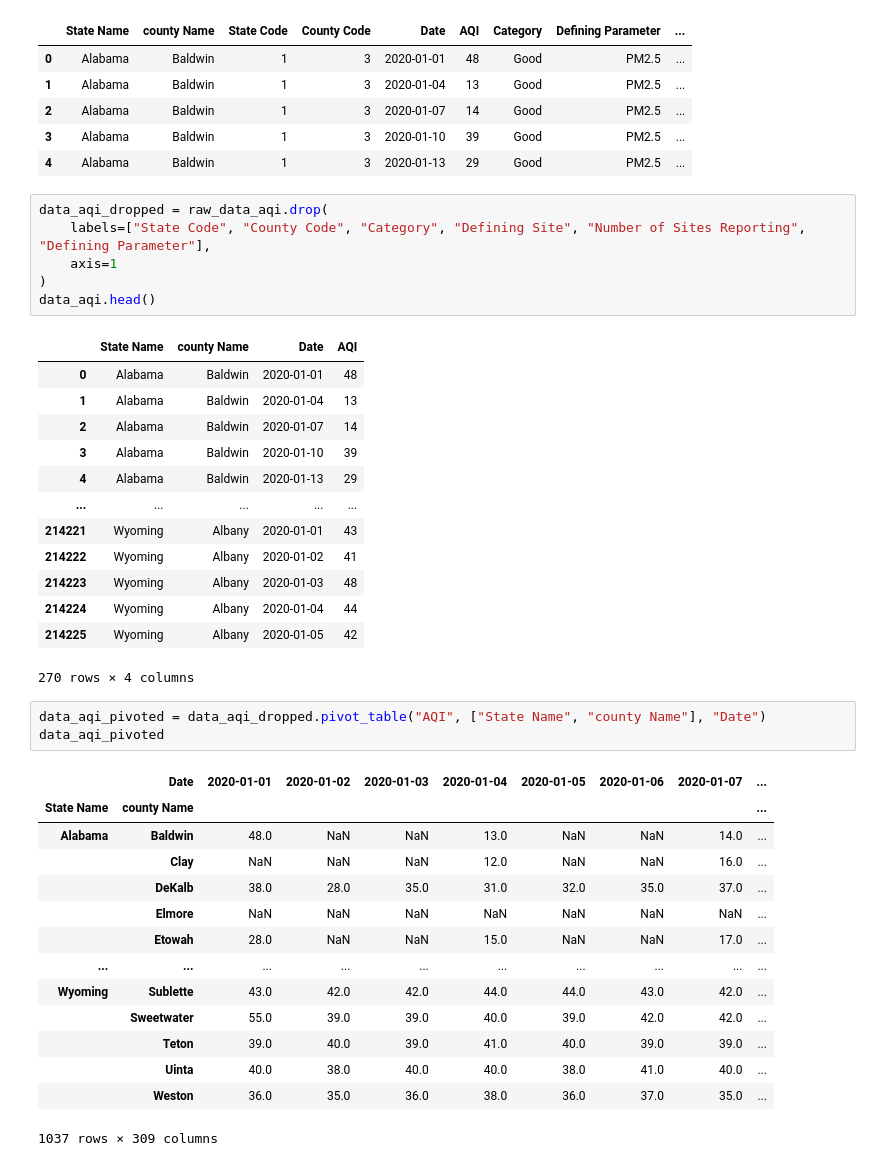
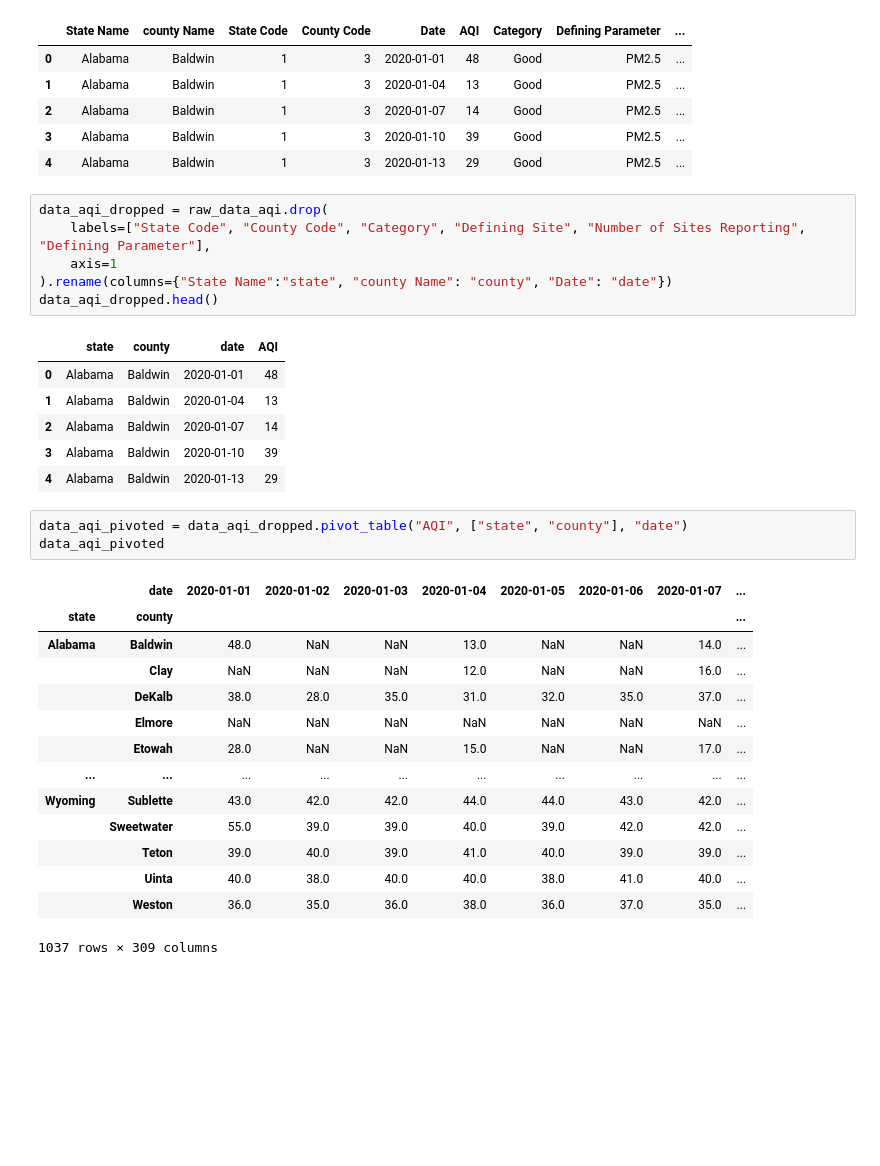
Before and after one commit to Chinmay-KB/cfg2020, a Jupyter notebook: workbook.ipynb, the cells around one changed output. Drawn from its saved outputs; the diff is of its cells as text; blank space fills up the shorter version.

```diff
--- a/workbook.ipynb
+++ b/workbook.ipynb
@@ -15,29 +17,22 @@ raw_data_aqi.head()
 # %%
 data_aqi_dropped = raw_data_aqi.drop(
     labels=["State Code", "County Code", "Category", "Defining Site", "Number of Sites Reporting", "Defining Parameter"],
     axis=1
-)
-data_aqi.head()
+).rename(columns={"State Name":"state", "county Name": "county", "Date": "date"})
+data_aqi_dropped.head()
 # %% [output]
-|  | State Name | county Name | Date | AQI |
+|  | state | county | date | AQI |
 | 0 | Alabama | Baldwin | 2020-01-01 | 48 |
 | 1 | Alabama | Baldwin | 2020-01-04 | 13 |
 | 2 | Alabama | Baldwin | 2020-01-07 | 14 |
 | 3 | Alabama | Baldwin | 2020-01-10 | 39 |
 | 4 | Alabama | Baldwin | 2020-01-13 | 29 |
-| ... | ... | ... | ... | ... |
-| 214221 | Wyoming | Albany | 2020-01-01 | 43 |
-| 214222 | Wyoming | Albany | 2020-01-02 | 41 |
-| 214223 | Wyoming | Albany | 2020-01-03 | 48 |
-| 214224 | Wyoming | Albany | 2020-01-04 | 44 |
-| 214225 | Wyoming | Albany | 2020-01-05 | 42 |
-270 rows × 4 columns
 # %%
-data_aqi_pivoted = data_aqi_dropped.pivot_table("AQI", ["State Name", "county Name"], "Date")
+data_aqi_pivoted = data_aqi_dropped.pivot_table("AQI", ["state", "county"], "date")
 data_aqi_pivoted
 # %% [output]
-|  | Date | 2020-01-01 | 2020-01-02 | 2020-01-03 | 2020-01-04 | 2020-01-05 | 2020-01-06 | 2020-01-07 | ... |
-| State Name | county Name |  |  |  |  |  |  |  | ... |
+|  | date | 2020-01-01 | 2020-01-02 | 2020-01-03 | 2020-01-04 | 2020-01-05 | 2020-01-06 | 2020-01-07 | ... |
+| state | county |  |  |  |  |  |  |  | ... |
 | Alabama | Baldwin | 48.0 | NaN | NaN | 13.0 | NaN | NaN | 14.0 | ... |
 |  | Clay | NaN | NaN | NaN | 12.0 | NaN | NaN | 16.0 | ... |
 |  | DeKalb | 38.0 | 28.0 | 35.0 | 31.0 | 32.0 | 35.0 | 37.0 | ... |
```
Also changed, not shown: parts of 5 cells of this notebook, 5 other files.
